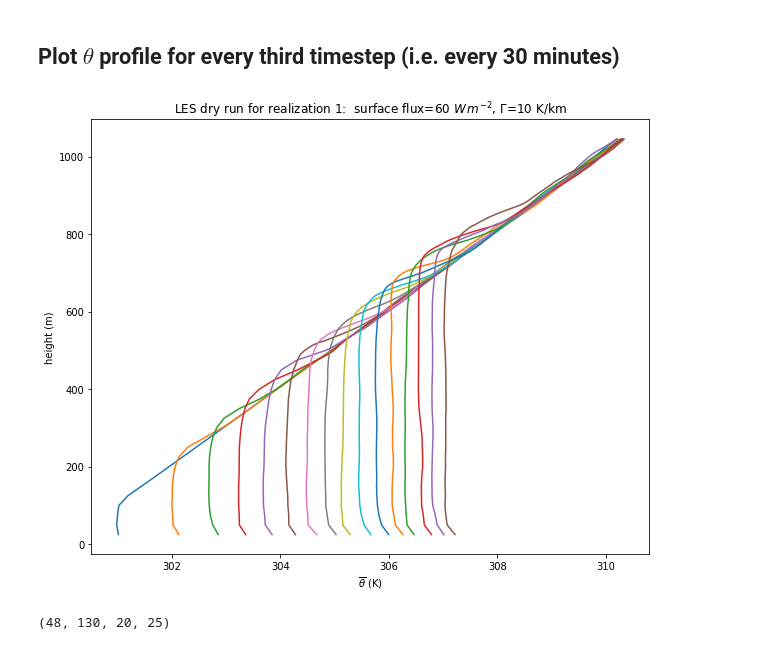
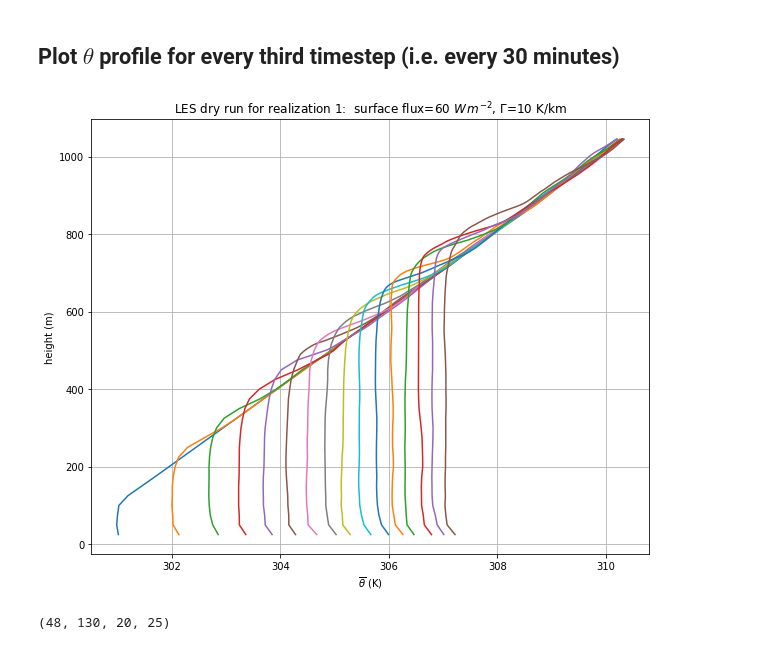
Before and after one commit to phaustin/atsc500, a Jupyter notebook: notebooks/dry_les.ipynb, the cells around one changed output. Drawn from its saved outputs; the diff is of its cells as text; code cells hidden in the pictures.

```diff
--- a/notebooks/dry_les.ipynb
+++ b/notebooks/dry_les.ipynb
@@ -92,34 +84,35 @@ def make_theta(temp,press):
       returns theta in K
     """
     p0=1.e5
     Rd=287.  #J/kg/K
     cpd=1004.  #J/kg/K
     theta=temp*(p0/press)**(Rd/cpd)
     return theta
 
 case_name='case_60_10.nc'
 #
 #  look at the first ensemble member
 #
 ensemble='c1'
 with Dataset(case_name,'r') as ncin:
     #
     # grab the group variables
     #
     group = ncin.groups['c1']
     temp=group.variables['TABS'][...]
     press=ncin.variables['press'][...]
     z=ncin.variables['z'][...]
 mean_temp=temp.mean(axis=(3,2))
 
 fig,ax=plt.subplots(1,1,figsize=(10,8))
 for i in np.arange(0,temp.shape[0],3):
     theta = make_theta(mean_temp[i,:],press)
     ax.plot(theta,z)
 out=ax.set(xlabel=r'$\overline{\theta}$ (K)',ylabel='height (m)',
        title='LES dry run for realization 1:  surface flux=60 $W\,m^{-2}$, $\Gamma$=10 K/km')
+ax.grid(True, which='both')
 # %% [output]
-[figure, old version]
+[figure, new version]
 # %%
 temp.shape
 # %% [output]
```
Also changed, not shown: parts of 1 cell of this notebook, 6 other files.
